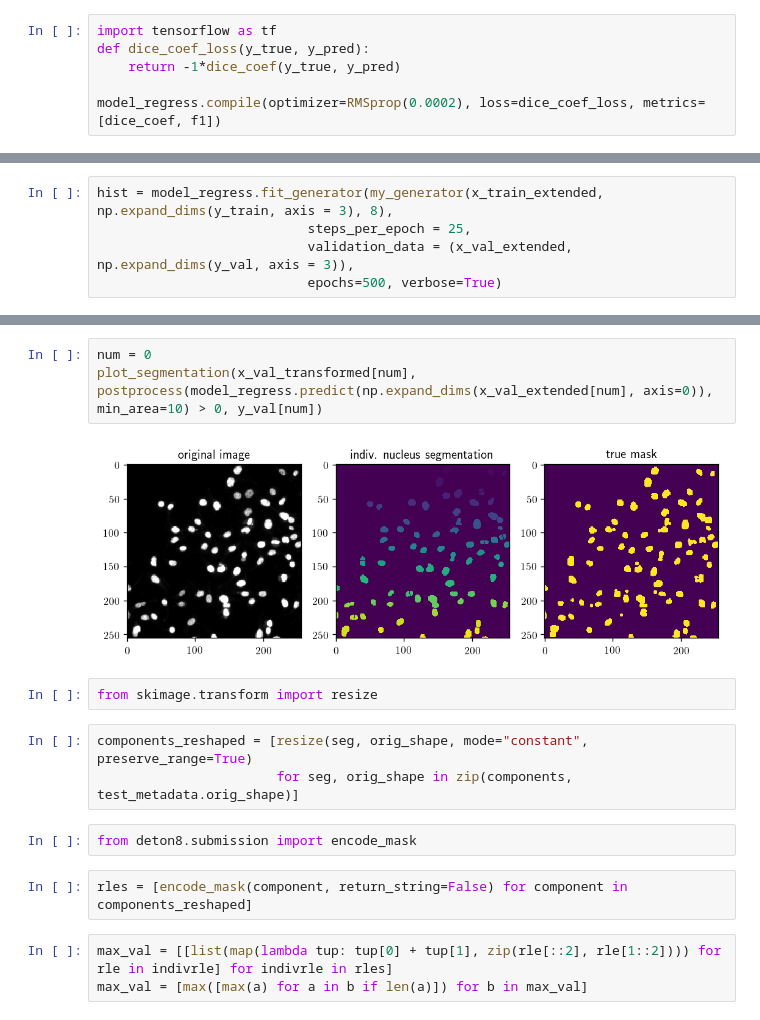
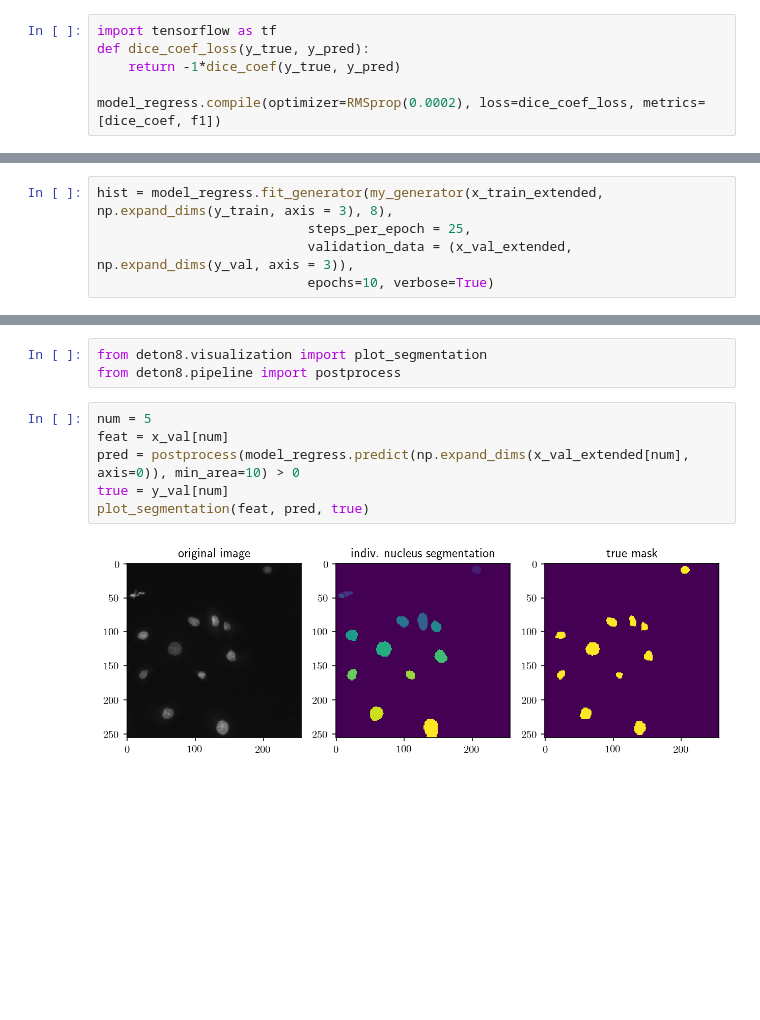
Before and after one commit to gvacaliuc/comp540-term-project, a Jupyter notebook: notebooks/blog-post-3.ipynb, the cells around one changed output, grey strips where cells are left out. Drawn from its saved outputs; the diff is of its cells as text; blank space fills up the shorter version.

```diff
--- a/notebooks/blog-post-3.ipynb
+++ b/notebooks/blog-post-3.ipynb
@@ -177,5 +174,5 @@ model_regress.save_weights("../weights/unet_weights.h5")
 hist = model_regress.fit_generator(my_generator(x_train_extended, np.expand_dims(y_train, axis = 3), 8),
                            steps_per_epoch = 25,
                            validation_data = (x_val_extended, np.expand_dims(y_val, axis = 3)),
-                           epochs=500, verbose=True)
+                           epochs=10, verbose=True)
 # %% [output]
@@ -207,17 +201,11 @@ For segmentation, we decided to use a modified version of Watershed. We found th
+# %%
+from deton8.visualization import plot_segmentation
+from deton8.pipeline import postprocess
 # %%
-num = 0
-plot_segmentation(x_val_transformed[num], postprocess(model_regress.predict(np.expand_dims(x_val_extended[num], axis=0)), min_area=10) > 0, y_val[num])
+num = 5
+feat = x_val[num]
+pred = postprocess(model_regress.predict(np.expand_dims(x_val_extended[num], axis=0)), min_area=10) > 0
+true = y_val[num]
+plot_segmentation(feat, pred, true)
 # %% [output]
-[figure, old version]
+[figure, new version]
-# %%
-from skimage.transform import resize
-# %%
-components_reshaped = [resize(seg, orig_shape, mode="constant", preserve_range=True)
-                       for seg, orig_shape in zip(components, test_metadata.orig_shape)]
-# %%
-from deton8.submission import encode_mask
-# %%
-rles = [encode_mask(component, return_string=False) for component in components_reshaped]
-# %%
-max_val = [[list(map(lambda tup: tup[0] + tup[1], zip(rle[::2], rle[1::2]))) for rle in indivrle] for indivrle in rles]
-max_val = [max([max(a) for a in b if len(a)]) for b in max_val]
```
Also changed, not shown: parts of 16 cells of this notebook.
